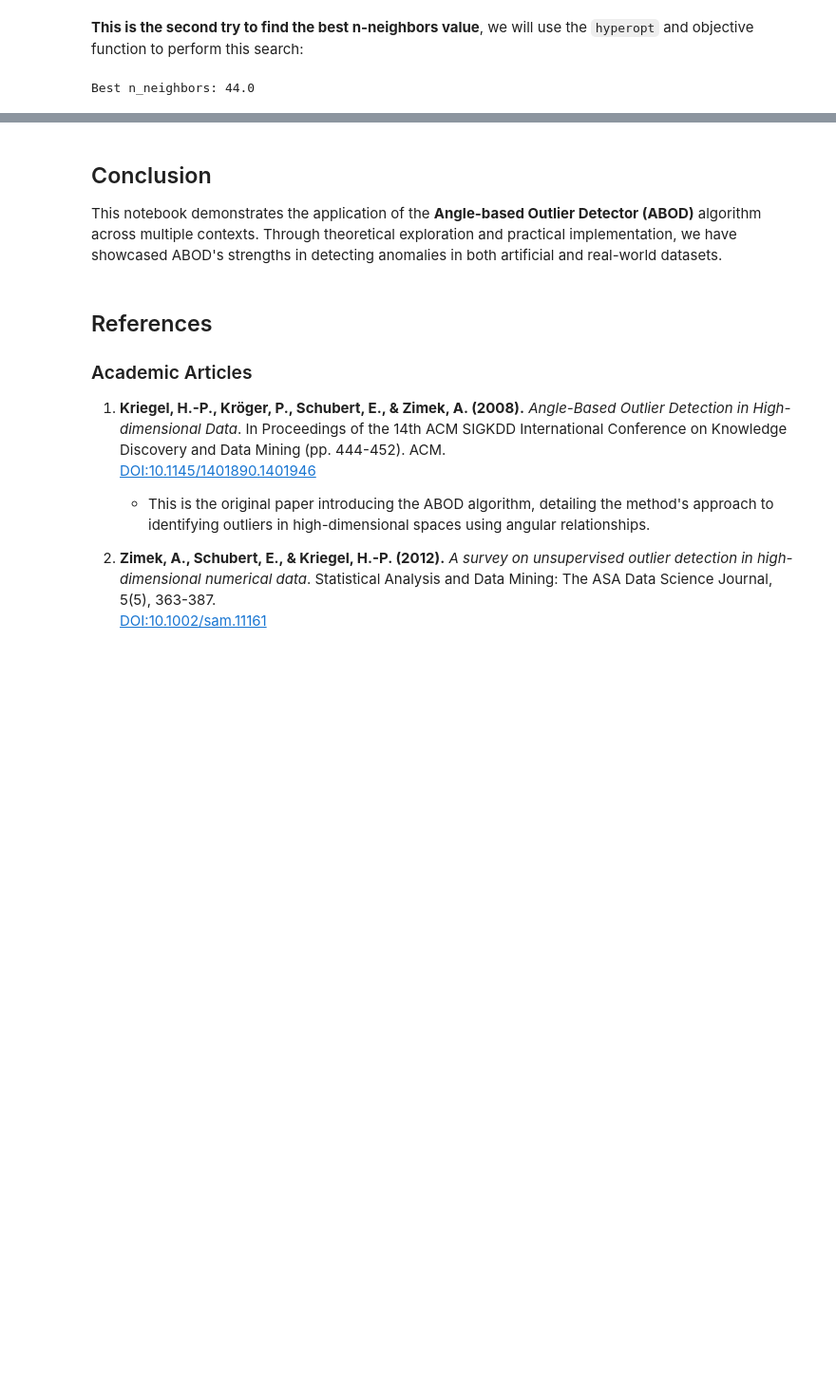
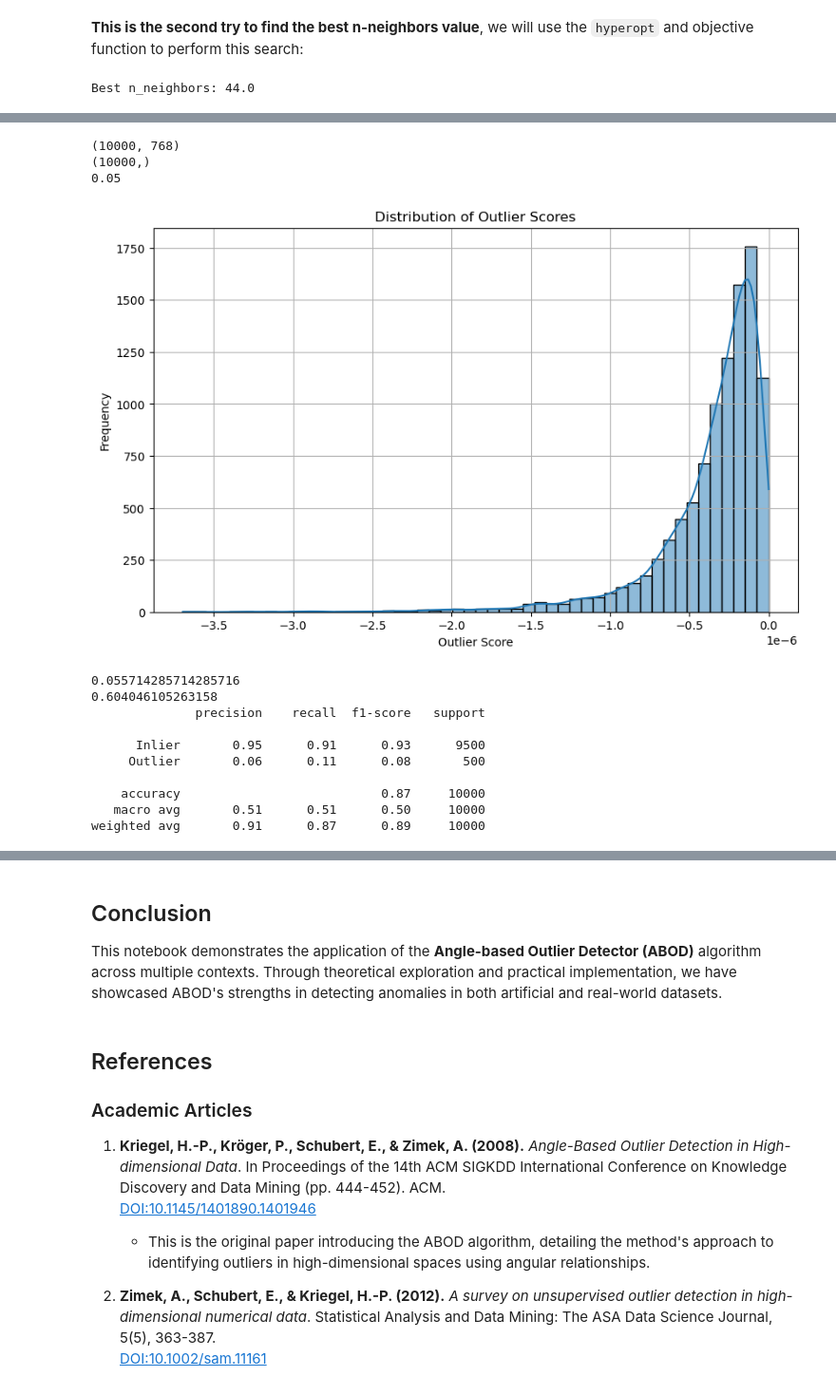
Before and after one commit to dr-saad-la/Anomaly-Detection-Resources, a Jupyter notebook: Python/notebooks/03-abod-algorithm.ipynb, the cells around one changed output, grey strips where cells are left out. Shown at 95% size. Cells and saved outputs as stored; diff of their text form; code cells hidden in the pictures; blank space fills up the shorter version.

```diff
--- a/Python/notebooks/03-abod-algorithm.ipynb
+++ b/Python/notebooks/03-abod-algorithm.ipynb
@@ -669,0 +743,29 @@ A summary of the results is presented, highlighting key findings, patterns, and
+# %%
+amazon_path = "../../datasets/NLP_by_BERT/amazon.npz"
+amazon = np.load(amazon_path, allow_pickle=True)
+X, y = amazon['X'], amazon['y']
+
+print(X.shape)
+print(y.shape)
+print(np.count_nonzero(y)/len(y))
+# %% [output]
+(10000, 768)
+(10000,)
+0.05
+# %%
+amazon_results = apply_abod_advanced(X, y, contamination = 0.09, n = 700)
+print(amazon_results['precision_at_rank_n'])
+print(amazon_results['roc_auc'])
+print(amazon_results['classification_report'])
+# %% [output]
+[figure, added]
+0.055714285714285716
+0.604046105263158
+              precision    recall  f1-score   support
+
+      Inlier       0.95      0.91      0.93      9500
+     Outlier       0.06      0.11      0.08       500
+
+    accuracy                           0.87     10000
+   macro avg       0.51      0.51      0.50     10000
+weighted avg       0.91      0.87      0.89     10000
```
Also changed, not shown: parts of 19 cells of this notebook.
